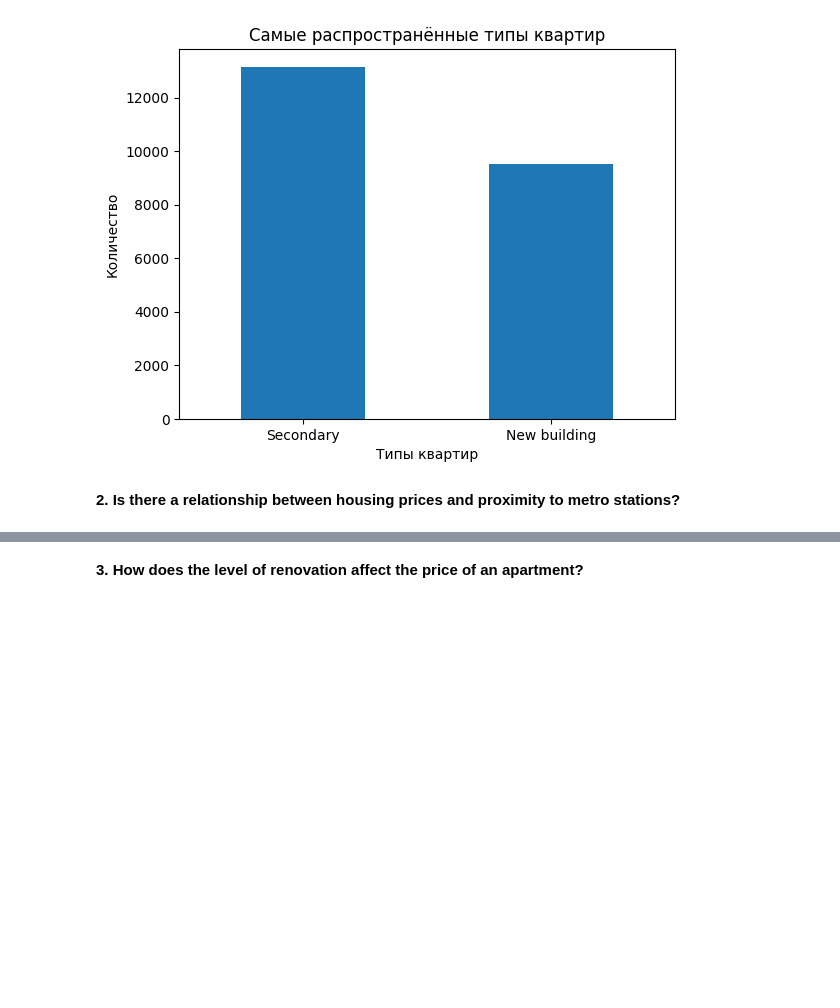
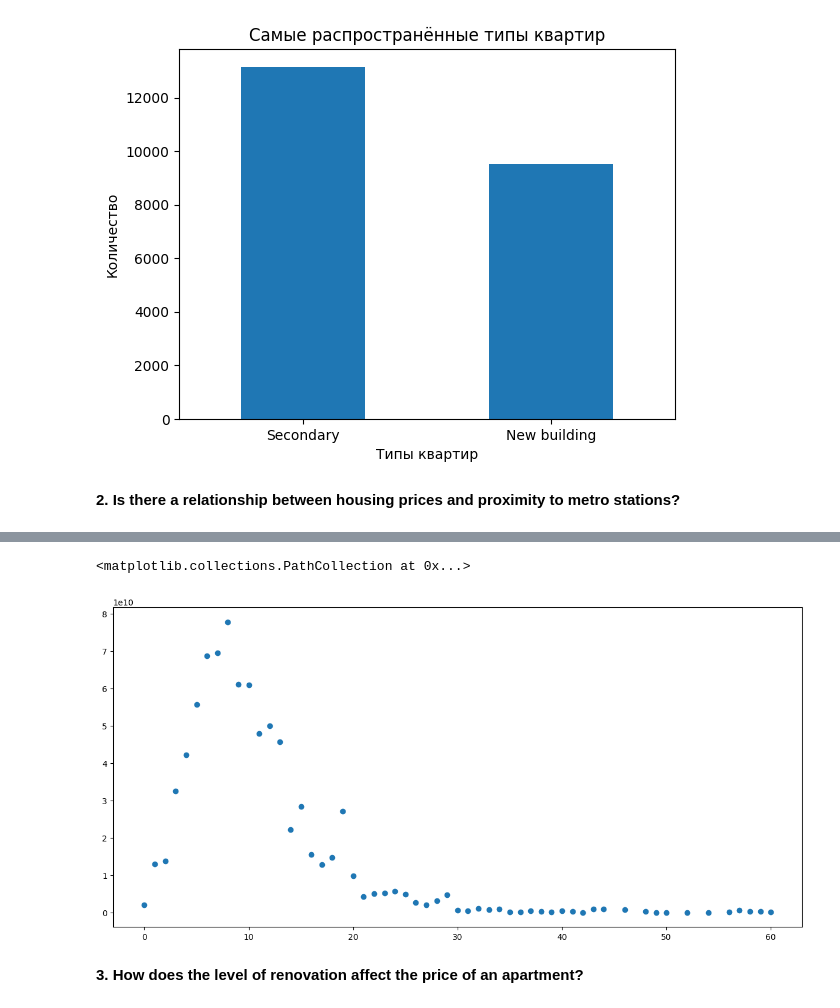
Before and after one commit to WhosArt/Moscow_housing_price, a Jupyter notebook: house_pricing/house_pricing.ipynb, the cells around one changed output, grey strips where cells are left out. Cells and saved outputs as stored; diff of their text form; code cells hidden in the pictures; blank space fills up the shorter version.

Commit message:
2. Is there a relationship between housing prices and proximity to metro stations?

```diff
--- a/house_pricing/house_pricing.ipynb
+++ b/house_pricing/house_pricing.ipynb
@@ -55,3 +55,5 @@ plt.show()
 [figure]
 # %% [markdown]
 **2. Is there a relationship between housing prices and proximity to metro stations?**
+# %%
+housing_proximity = df.groupby('Minutes_to_metro', as_index=False).Price.sum().sort_values('Price', ascending=False)
@@ -58,3 +69,9 @@ plt.show()
+# %%
+fig, ax = plt.subplots(figsize=(15, 7))
+ax.scatter(data=housing_proximity, x = 'Minutes_to_metro', y = 'Price')
+# %% [output]
+<matplotlib.collections.PathCollection at 0x...>
+[figure, added]
 # %% [markdown]
 **3. How does the level of renovation affect the price of an apartment?**
 # %% [markdown]
```
Also changed, not shown: parts of 1 cell of this notebook.
